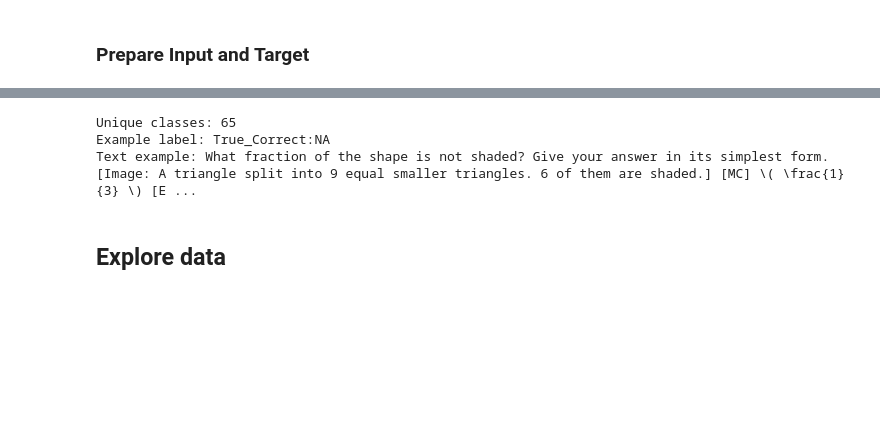
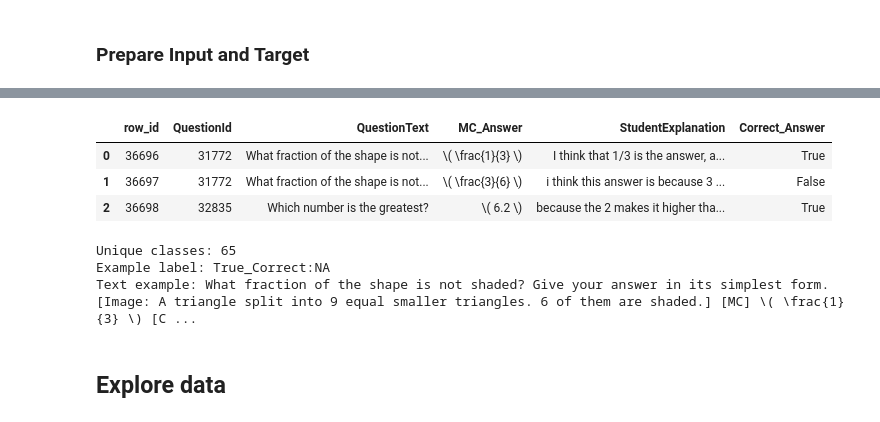
Before and after one commit to MartinRajniak/map-charting-student-math-misunderstandings, a Jupyter notebook: map-charting-student-math-misunderstandings.ipynb, the cells around one changed output, grey strips where cells are left out. Cells and saved outputs as stored; diff of their text form; code cells hidden in the pictures; blank space fills up the shorter version.

```diff
--- a/map-charting-student-math-misunderstandings.ipynb
+++ b/map-charting-student-math-misunderstandings.ipynb
@@ -355,32 +351,58 @@ train_df.head(2)
 |  | row_id | QuestionId | QuestionText | MC_Answer | StudentExplanation | Misconception | Correct_Answer | ... |
 | 0 | 0 | 31772 | What fraction of the shape is not... | \( \frac{1}{3} \) | 0ne third is equal to tree nineth | NaN | True | ... |
 | 1 | 1 | 31772 | What fraction of the shape is not... | \( \frac{1}{3} \) | 1 / 3 because 6 over 9 is 2 third... | NaN | True | ... |
+# %%
+# Based on the discussion here: https://www.kaggle.com/competitions/map-charting-student-math-misunderstandings/discussion/589400.
+# It seems public data have all the questions (secret test set doesn't include new questions).
+# So we can safely use correct answer flag in input data
+
+def add_correct_answer(dataframe):
+    dataframe["Correct_Answer"] = [
+        list(question_correct_answer[question_correct_answer["QuestionId"] == answer["QuestionId"]]["MC_Answer"].iloc[0])[0] == answer["MC_Answer"]
+        for index, answer in dataframe[["QuestionId", "MC_Answer"]].iterrows()
+    ]
+    return dataframe
+
+test_df = add_correct_answer(test_df)
+test_df.head(3)
+# %% [output]
+|  | row_id | QuestionId | QuestionText | MC_Answer | StudentExplanation | Correct_Answer |
+| 0 | 36696 | 31772 | What fraction of the shape is not... | \( \frac{1}{3} \) | I think that 1/3 is the answer, a... | True |
+| 1 | 36697 | 31772 | What fraction of the shape is not... | \( \frac{3}{6} \) | i think this answer is because 3 ... | False |
+| 2 | 36698 | 32835 | Which number is the greatest? | \( 6.2 \) | because the 2 makes it higher tha... | True |
 # %%
 # Build single target label "Category:Misconception"
-train_df['Misconception'] = train_df['Misconception'].fillna('NA')
-train_df['target'] = train_df['Category'].astype(str) + ':' + train_df['Misconception'].astype(str)
+train_df["Misconception"] = train_df["Misconception"].fillna("NA")
+train_df["target"] = (
+    train_df["Category"].astype(str) + ":" + train_df["Misconception"].astype(str)
+)
 
-# Text features: concatenate question, MC answer, and explanation
+# Text features: concatenate question, MC answer, Is correct answer, and explanation
 def combine_text(df):
     return (
-        df['QuestionText'].fillna('') + ' [MC] ' +
-        df['MC_Answer'].fillna('') + ' [EXPL] ' +
-        df['StudentExplanation'].fillna('')
+        df["QuestionText"].fillna("")
+        + " [MC] "
+        + df["MC_Answer"].fillna("")
+        + " [CORRECT] "
+        + df["Correct_Answer"].astype(str)
+        + " [EXPL] "
+        + df["StudentExplanation"].fillna("")
     )
+
 
 X_text = combine_text(train_df)
 X_test_text = combine_text(test_df)
 
-y = train_df['target'].values
-groups = train_df['QuestionId'].values
+y = train_df["target"].values
+groups = train_df["QuestionId"].values
 
-print('Unique classes:', len(np.unique(y)))
-print('Example label:', y[0])
-print('Text example:', X_text.iloc[0][:300])
+print("Unique classes:", len(np.unique(y)))
+print("Example label:", y[0])
+print("Text example:", X_text.iloc[0][:300])
 # %% [output]
 Unique classes: 65
 Example label: True_Correct:NA
-Text example: What fraction of the shape is not shaded? Give your answer in its simplest form. [Image: A triangle split into 9 equal smaller triangles. 6 of them are shaded.] [MC] \( \frac{1}{3} \) [E ...
+Text example: What fraction of the shape is not shaded? Give your answer in its simplest form. [Image: A triangle split into 9 equal smaller triangles. 6 of them are shaded.] [MC] \( \frac{1}{3} \) [C ...
 # %% [markdown]
 ## Explore data
 # %%
```
Also changed, not shown: parts of 4 cells of this notebook, 2 other files.
